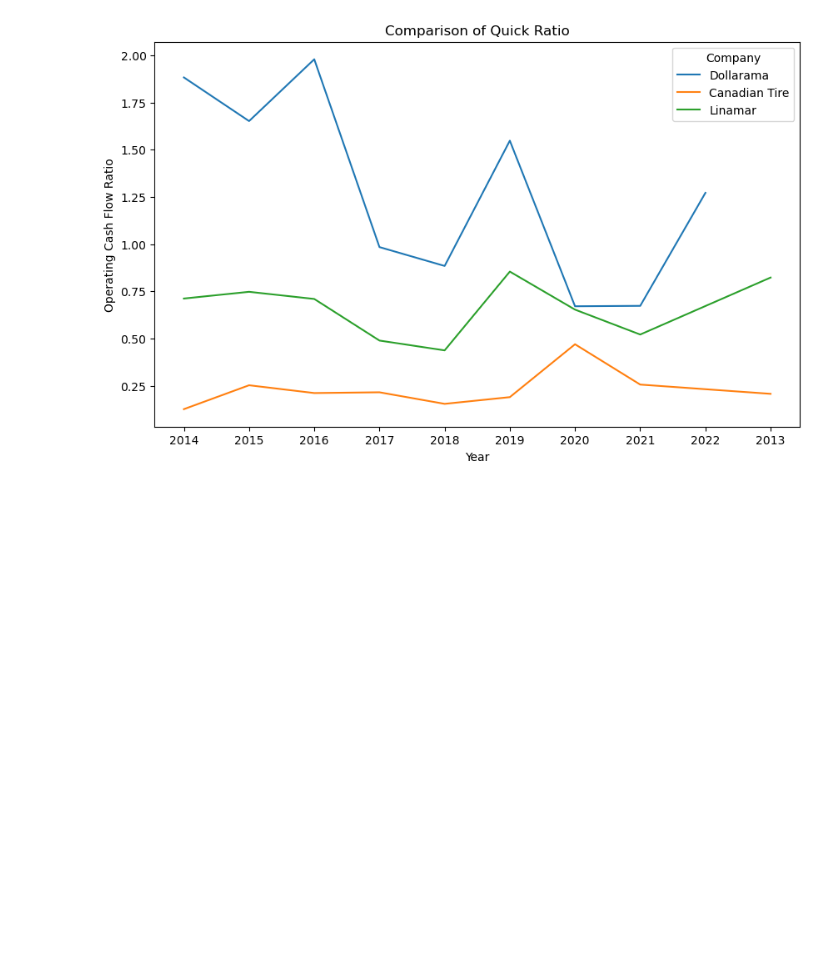
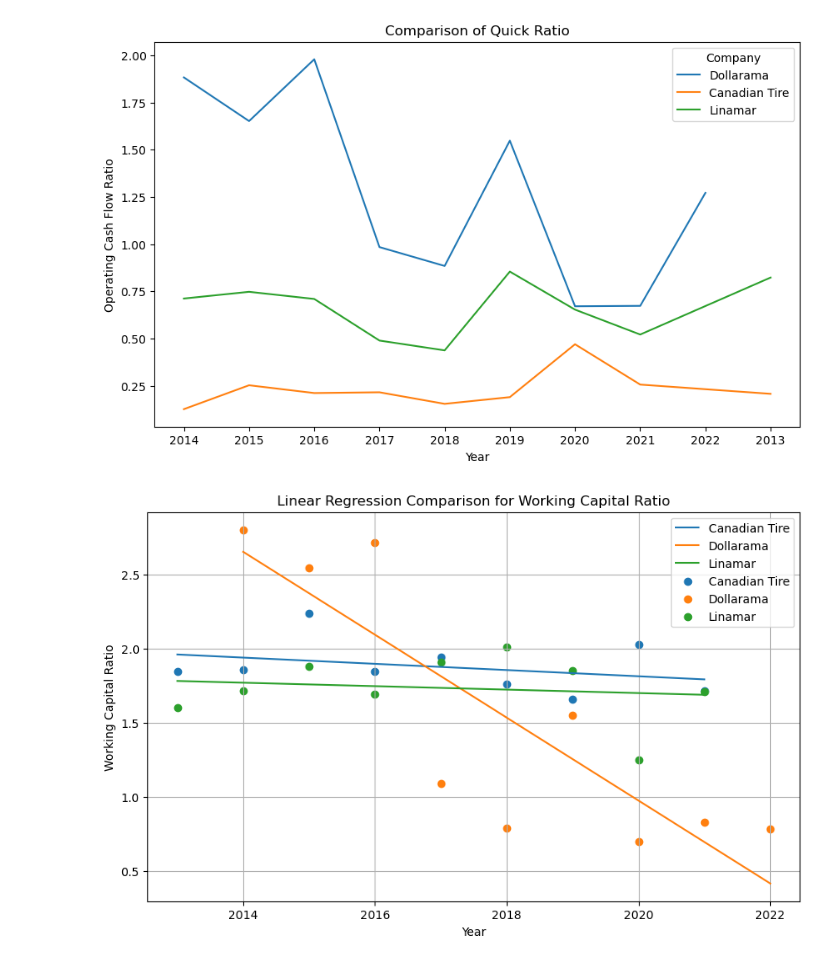
Before and after one commit to jash1112/project-financial_analysis, a Jupyter notebook: the_project from Jash.ipynb, the cells around one changed output. Cells and saved outputs as stored; diff of their text form; code cells hidden in the pictures; blank space fills up the shorter version.

```diff
--- a/the_project from Jash.ipynb
+++ b/the_project from Jash.ipynb
@@ -418,3 +418,42 @@ plt.legend(title='Company', loc='best')
 plt.show()
 # %% [output]
 [figure]
+# %%
+# Convert 'index' column to numeric type
+
+Dollarama_ratios_df['index'] = pd.to_numeric(Dollarama_ratios_df['index'], errors='coerce')
+Canadian_tire_ratios_df['index'] = pd.to_numeric(Canadian_tire_ratios_df['index'], errors='coerce')
+Linamar_ratios_df['index'] = pd.to_numeric(Linamar_ratios_df['index'], errors='coerce')
+# %%
+# Combine the data for 'Working Capital Ratio' and 'index' columns for all three companies
+working_capital_combined = pd.concat([Dollarama_ratios_df[['index', 'Working Capital Ratio']],
+                           Canadian_tire_ratios_df[['index', 'Working Capital Ratio']],
+                           Linamar_ratios_df[['index', 'Working Capital Ratio']]],
+                          keys=['Dollarama', 'Canadian Tire', 'Linamar'])  # Adding keys to differentiate companies
+
+# Create a figure and axis for the plot
+fig, ax = plt.subplots(figsize=(10, 6))
+
+# Loop through each company and plot its linear regression line
+for company, company_data in working_capital_combined.groupby(level=0):
+    X = company_data['index'].values.reshape(-1, 1)
+    Y = company_data['Working Capital Ratio']
+
+    model = LinearRegression()
+    model.fit(X, Y)
+
+    # Plot the regression line
+    plt.plot(X, model.predict(X), label=company)
+
+# Plot the actual data points for each company
+for company, company_data in working_capital_combined.groupby(level=0):
+    plt.scatter(company_data['index'], company_data['Working Capital Ratio'], label=company, marker='o')
+
+plt.xlabel('Year')
+plt.ylabel('Working Capital Ratio')
+plt.title('Linear Regression Comparison for Working Capital Ratio')
+plt.legend()
+plt.grid(True)
+plt.show()
+# %% [output]
+[figure, added]
```
Also changed, not shown: parts of 2 cells of this notebook.
